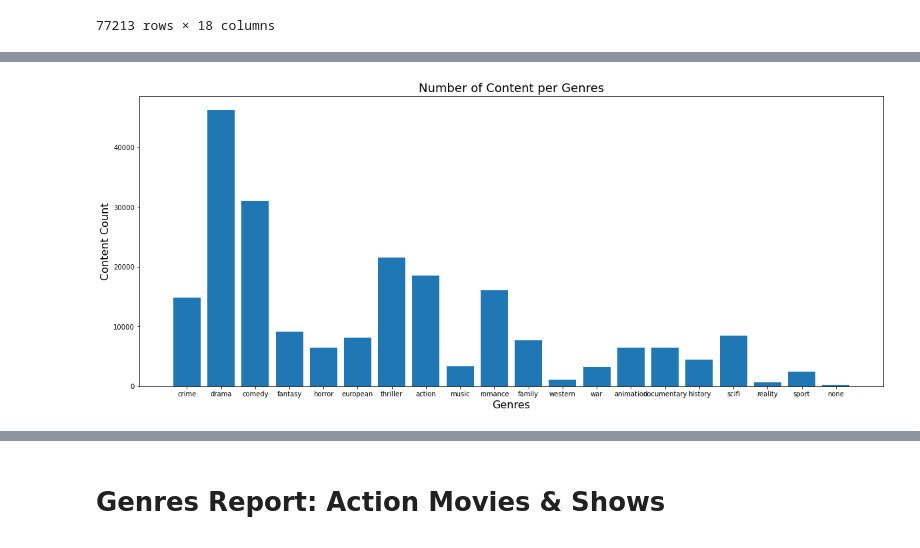
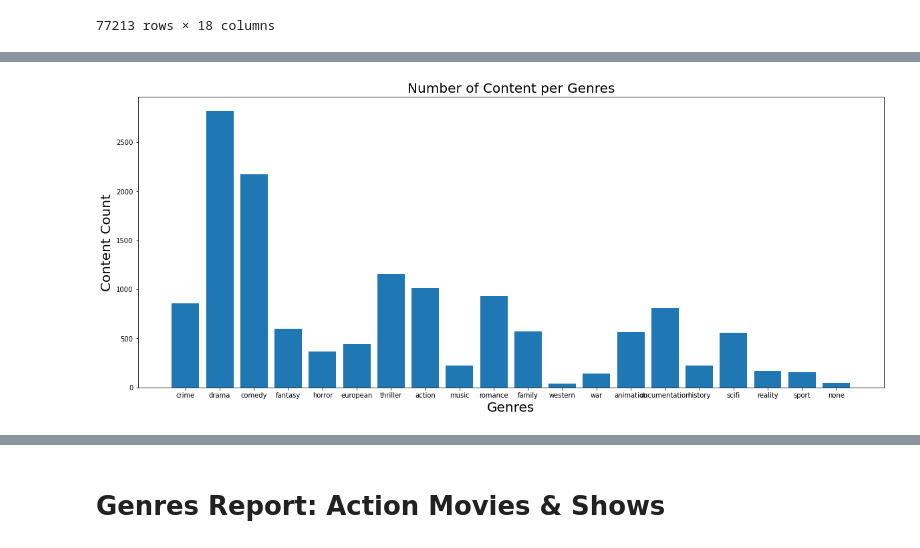
Before and after one commit to VedranaGATech/Project_1_Neflix_and_Chill, a Jupyter notebook: netflix.ipynb, the cells around one changed output, grey strips where cells are left out. Cells and saved outputs as stored; diff of their text form; code cells hidden in the pictures.

```diff
--- a/netflix.ipynb
+++ b/netflix.ipynb
@@ -148,38 +160,38 @@ genres
 # %%
-data = {'crime': 14866,
- 'drama': 46323,
- 'comedy': 31061,
- 'fantasy': 9199,
- 'horror': 6509,
- 'european': 8124,
- 'thriller': 21576,
- 'action': 18590,
- 'music': 3358,
- 'romance': 16135,
- 'family': 7661,
- 'western': 1101,
- 'war': 3225,
- 'animation': 6470,
- 'documentary': 6422,
- 'history': 4494,
- 'scifi': 8441,
- 'reality': 654,
- 'sport': 2469,
- 'none': 151}
+data = {'crime': 861,
+ 'drama': 2824,
+ 'comedy': 2176,
+ 'fantasy': 602,
+ 'horror': 366,
+ 'european': 444,
+ 'thriller': 1155,
+ 'action': 1013,
+ 'music': 225,
+ 'romance': 935,
+ 'family': 568,
+ 'western': 41,
+ 'war': 144,
+ 'animation': 566,
+ 'documentation': 809,
+ 'history': 223,
+ 'scifi': 558,
+ 'reality': 171,
+ 'sport': 157,
+ 'none': 44}
 
 names = list(data.keys())
 values = list(data.values())
 
 plt.figure(figsize = (20,8))
-plt.bar(range(len(data)), values, tick_label=names,)
-plt.xlabel("Genres", fontsize = 16,)
-plt.ylabel("Content Count", fontsize = 16)
-plt.title("Number of Content per Genres", fontsize = 18)
+plt.bar(range(len(data)), values, tick_label=names)
+plt.xlabel("Genres", fontsize = 20,)
+plt.ylabel("Content Count", fontsize = 20)
+plt.title("Number of Content per Genres", fontsize = 20)
 
 plt.savefig("Images/all_content_per_genres.png")
 
 plt.show()
 # %% [output]
-[figure, old version]
+[figure, new version]
 # %%
 data = {
```
Also changed, not shown: parts of 9 cells of this notebook, 9 other files.
